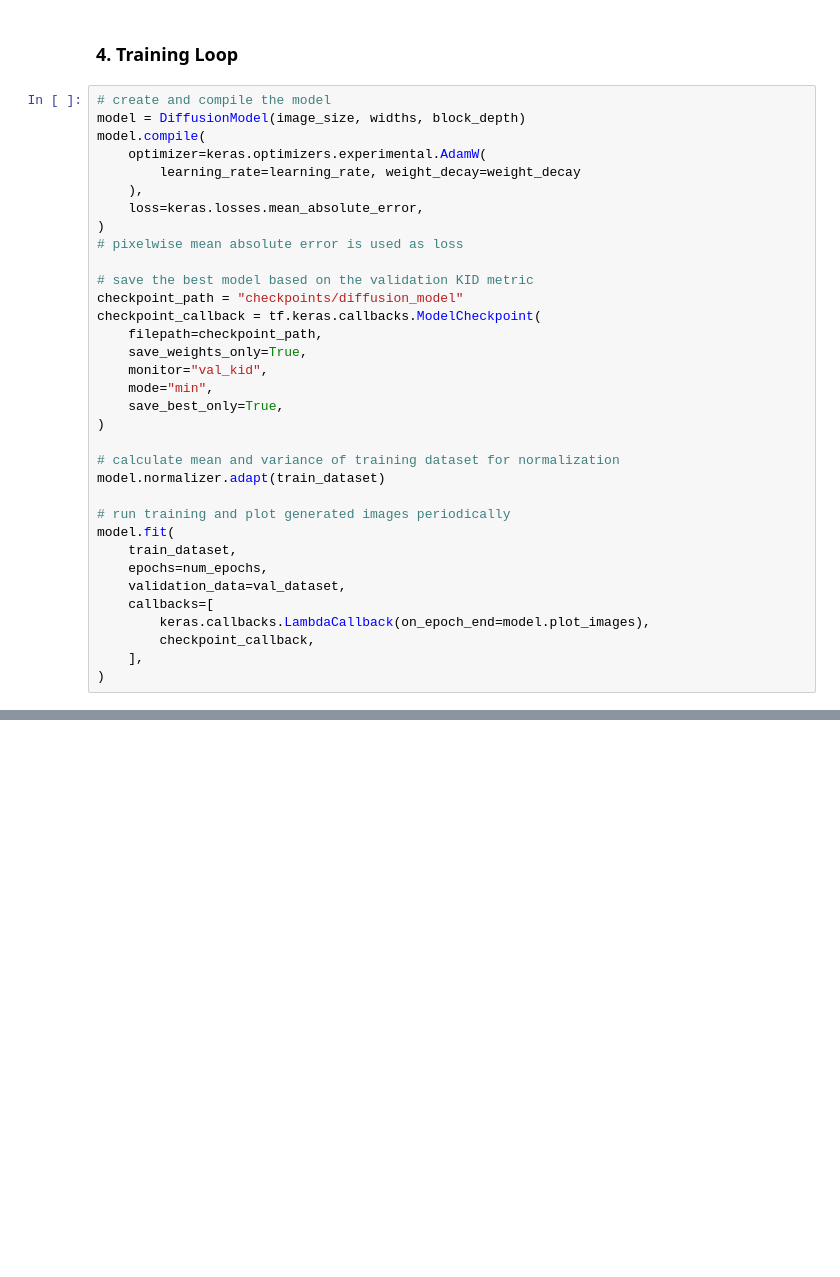
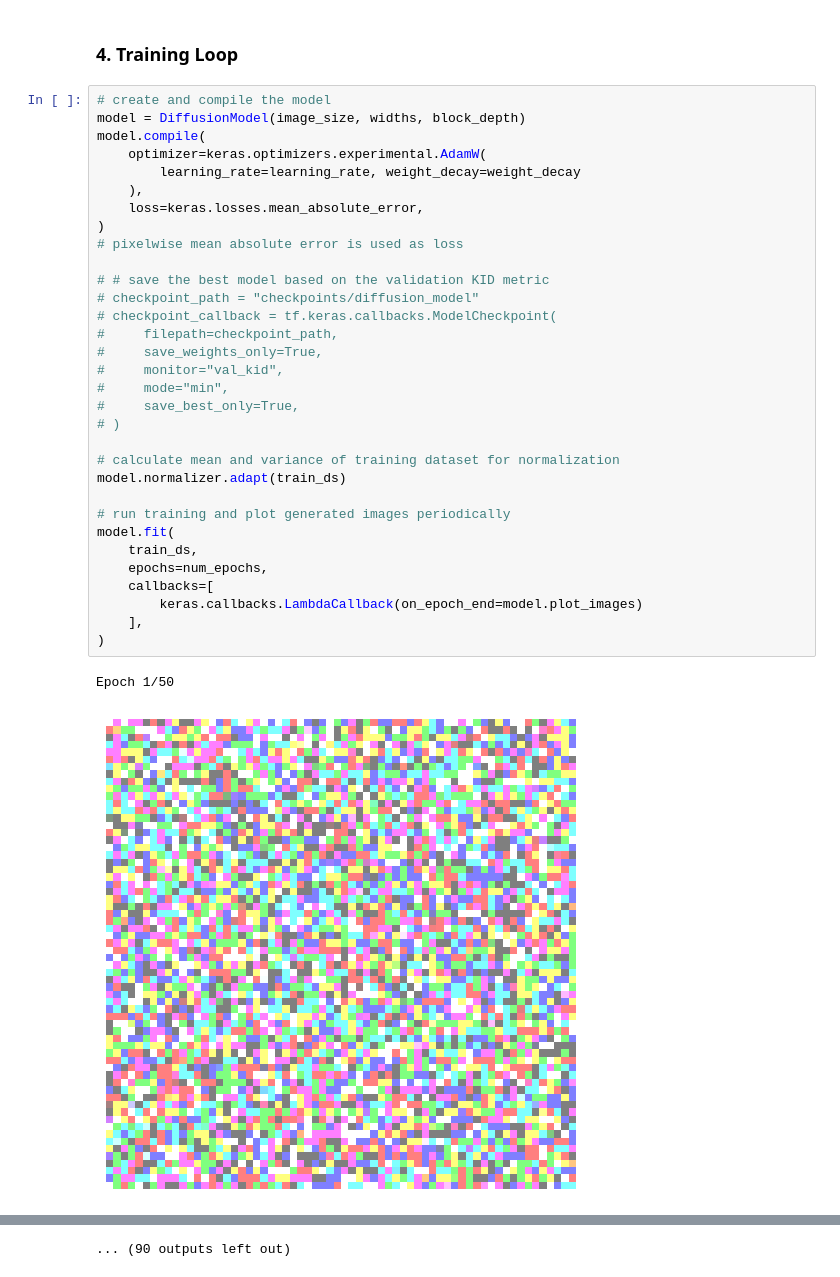
Before and after one commit to AdamClarkStandke/GenerativeDeepLearning, a Jupyter notebook: GenerativeDeepLearning.ipynb, the cells around one changed output, grey strips where cells are left out. Cells and saved outputs as stored; diff of their text form; blank space fills up the shorter version.

```diff
--- a/GenerativeDeepLearning.ipynb
+++ b/GenerativeDeepLearning.ipynb
@@ -1382,34 +1464,35 @@ class DiffusionModel(keras.Model):
 # %%
 # create and compile the model
 model = DiffusionModel(image_size, widths, block_depth)
 model.compile(
     optimizer=keras.optimizers.experimental.AdamW(
         learning_rate=learning_rate, weight_decay=weight_decay
     ),
     loss=keras.losses.mean_absolute_error,
 )
 # pixelwise mean absolute error is used as loss
 
-# save the best model based on the validation KID metric
-checkpoint_path = "checkpoints/diffusion_model"
-checkpoint_callback = tf.keras.callbacks.ModelCheckpoint(
-    filepath=checkpoint_path,
-    save_weights_only=True,
-    monitor="val_kid",
-    mode="min",
-    save_best_only=True,
-)
+# # save the best model based on the validation KID metric
+# checkpoint_path = "checkpoints/diffusion_model"
+# checkpoint_callback = tf.keras.callbacks.ModelCheckpoint(
+#     filepath=checkpoint_path,
+#     save_weights_only=True,
+#     monitor="val_kid",
+#     mode="min",
+#     save_best_only=True,
+# )
 
 # calculate mean and variance of training dataset for normalization
-model.normalizer.adapt(train_dataset)
+model.normalizer.adapt(train_ds)
 
 # run training and plot generated images periodically
 model.fit(
-    train_dataset,
+    train_ds,
     epochs=num_epochs,
-    validation_data=val_dataset,
     callbacks=[
-        keras.callbacks.LambdaCallback(on_epoch_end=model.plot_images),
-        checkpoint_callback,
+        keras.callbacks.LambdaCallback(on_epoch_end=model.plot_images)
     ],
 )
+# %% [output]
+Epoch 1/50
+[figure, added]
@@ -1415,0 +1514 @@ model.fit(
+... (90 outputs left out)
```
Also changed, not shown: parts of 7 cells of this notebook.
